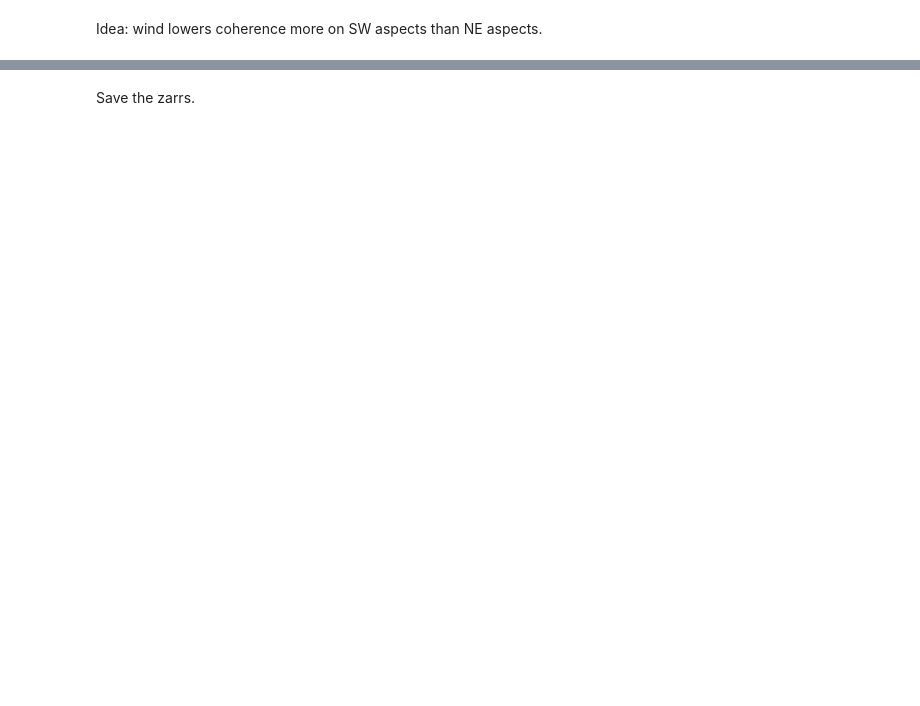
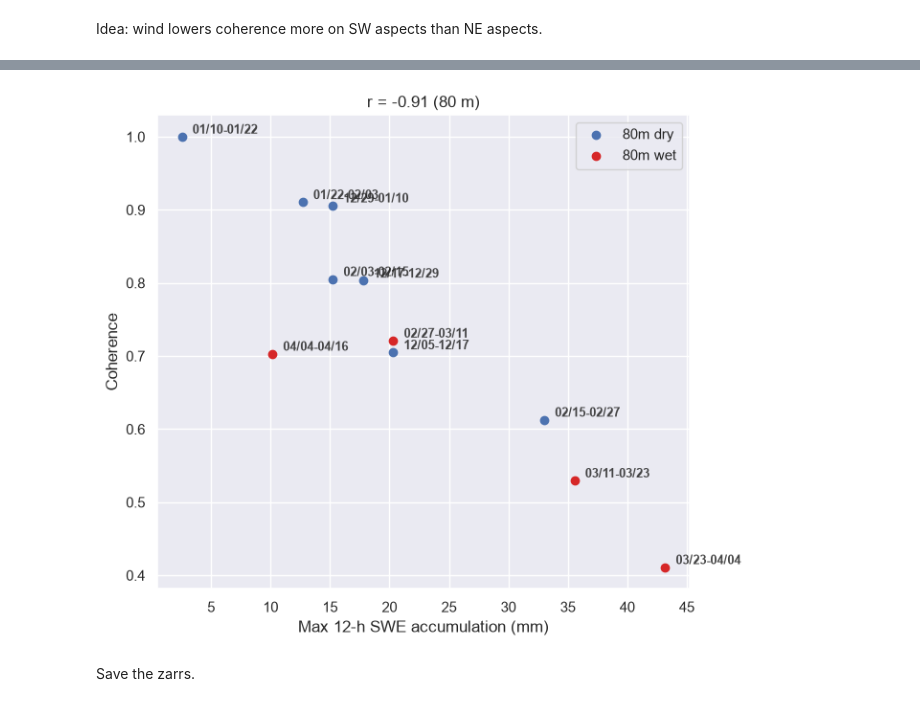
Before and after one commit to julober/nisar_snow_coherence, a Jupyter notebook: notebooks/3_timeseries.ipynb, the cells around one changed output, grey strips where cells are left out. Drawn from its saved outputs; the diff is of its cells as text; code cells hidden in the pictures; blank space fills up the shorter version.

```diff
--- a/notebooks/3_timeseries.ipynb
+++ b/notebooks/3_timeseries.ipynb
@@ -417,0 +211,2 @@ wind lowers coherence more on SW aspects than NE aspects.
+# %%
+wet = starts > np.datetime64('2026-02-20')
@@ -417,0 +259,6 @@ wind lowers coherence more on SW aspects than NE aspects.
+# %%
+y = {
+    '80 m': nisar_80m['gamma_snow'].where(cond1 & cond2).mean(dim=['x', 'y']),
+    '20 m': nisar_20m['gamma_snow'].where(cond1_20m & cond2_20m).mean(dim=['x', 'y']),
+    'difference': (nisar_80m['gamma_snow'] - nisar_20m['gamma_snow'].rio.reproject_match(nisar_80m, resampling=Resampling.bilinear)).where(cond1 & cond2).mean(dim=['x', 'y']),
+}
@@ -417,0 +340,2 @@ wind lowers coherence more on SW aspects than NE aspects.
+# %%
+to_plot = y['80 m']
@@ -418,3 +347,42 @@ wind lowers coherence more on SW aspects than NE aspects.
+# %%
+wind_80m = metrics['swe_max_12h']
+wind_20m = metrics['swe_max_12h']
+
+# coh_80m = nisar_80m['gamma_snow'].where(nisar_80m['elevation'] > 3500).mean(dim=['x', 'y'])
+# coh_80m = y['difference']
+# coh_20m = nisar_20m['gamma_snow'].mean(dim=['x', 'y'])
+
+fig, ax = plt.subplots(figsize=(7, 6))
+
+ax.scatter(wind_80m[~wet], to_plot[~wet], label='80m dry')
+ax.scatter(wind_80m[wet], to_plot[wet], c='tab:red', label='80m wet')
+# ax.scatter(wind_20m, coh_20m, c='orange', label='20 m res')
+
+ax.set_title(f'r = {np.corrcoef(wind_80m, to_plot)[0, 1]:.2f} (80 m)')#, {np.corrcoef(wind_20m, coh_20m)[0, 1]:.2f} (20 m)')
+
+ax.set_ylabel('Coherence')
+ax.set_xlabel(f'{xlabels["swe_max_12h"]}')
+ax.legend()
+
+for (pair_label, start, end) in zip(nisar_80m.pair, starts, ends):
+    ax.annotate(
+        "-".join([pd.to_datetime(start).strftime('%m/%d'),
+                  pd.to_datetime(end).strftime('%m/%d')]),
+        (wind_80m.sel(pair=pair_label), to_plot.sel(pair=pair_label)),
+        textcoords="offset points",
+        xytext=(8, 5),
+        ha="left",
+        va="center",
+        fontsize=9,
+        fontweight="semibold",
+        alpha=0.85,
+        zorder=5,
+    )
+
+plt.tight_layout()
+plt.show()
+# %% [output]
+[figure, added]
 # %% [markdown]
 Save the zarrs.
 # %%
```
Also changed, not shown: parts of 32 cells of this notebook.
